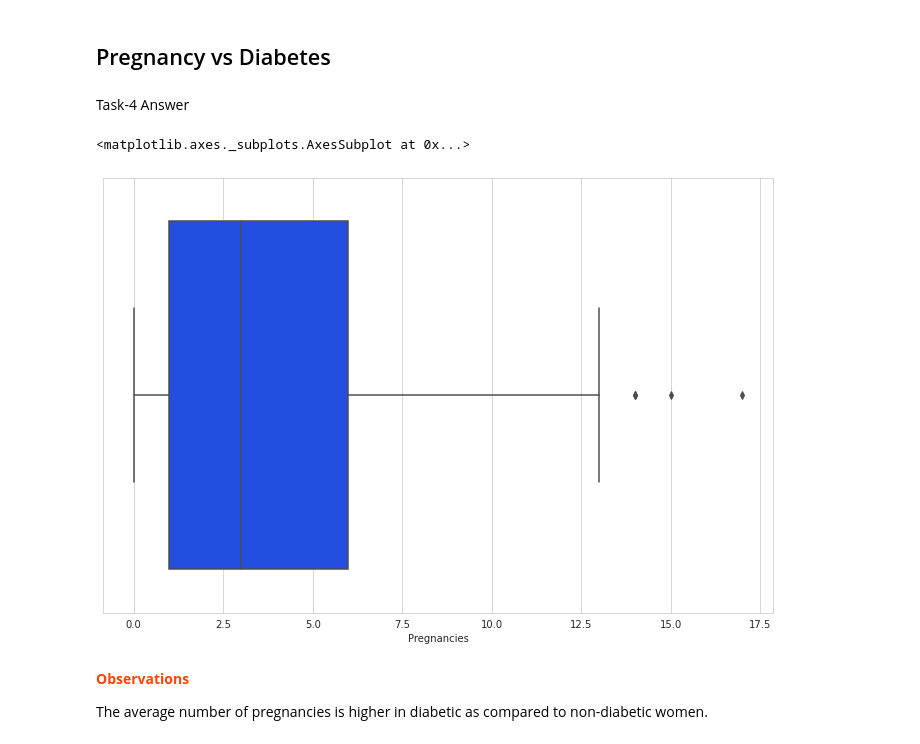
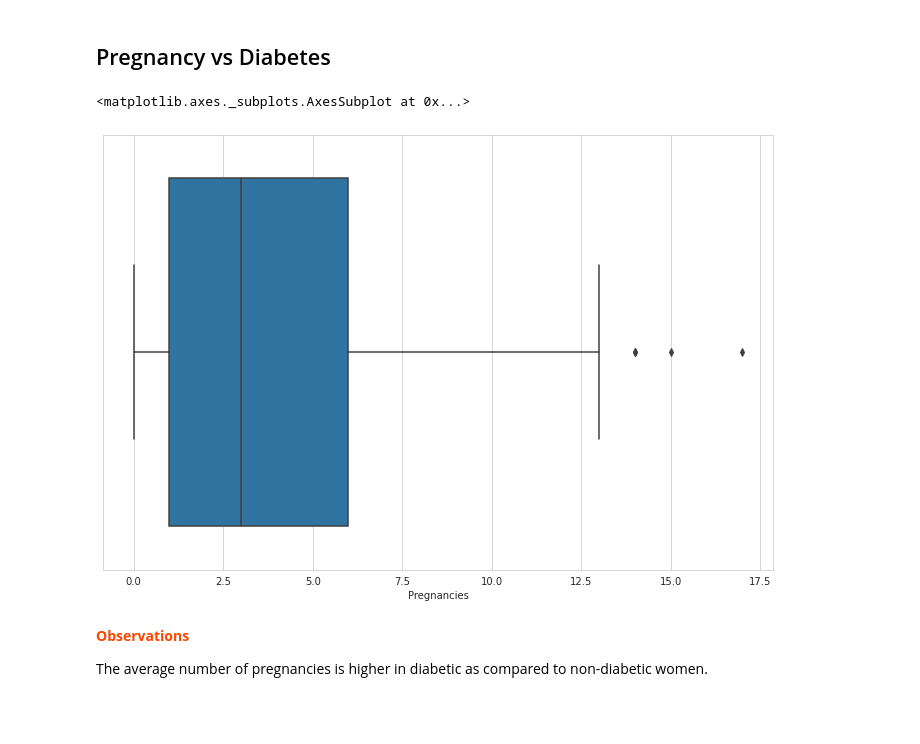
Before and after one commit to revanth6921/FMML_COURSE_ASSIGNMENT, a Jupyter notebook: Project_FMML_CLF1_2022.ipynb, the cells around one changed output. Cells and saved outputs as stored; diff of their text form; code cells hidden in the pictures; blank space fills up the shorter version.

```diff
--- a/Project_FMML_CLF1_2022.ipynb
+++ b/Project_FMML_CLF1_2022.ipynb
@@ -46,5 +46,5 @@ Saving preprocessed_diabetes_data (7) (3).csv to preprocessed_diabetes_data (7)
 # %%
-diabetes_data = pd.read_csv('preprocessed_diabetes_data (7) (3).csv')
+diabetes_data = pd.read_csv('preprocessed_diabetes_data (7) (4).csv')
 # %%
 # View top 10 rows of the Diabetes dataset
 diabetes_data.head(10)
@@ -213,14 +205,12 @@ This graph more clearly shows the relationship between the pedigree function and
 ## Pregnancy vs Diabetes
 # %%
 ## TASK-4: Display a boxplot between the number of Pregnancies and Diabetes.
-# %% [markdown]
-Task-4 Answer
 # %%
 plt.figure(figsize=(12,8))
-sns.boxplot(x='Pregnancies',data=diabetes_data, palette='bright')
+sns.boxplot(x='Pregnancies',data=diabetes_data, hue='DiabetesPedigreeFunction')
 # %% [output]
 <matplotlib.axes._subplots.AxesSubplot at 0x...>
-[figure, old version]
+[figure, new version]
 # %% [markdown]
 <p style="font-weight: bold;color:#FF4500"><b>Observations</b></p>
 
```
Also changed, not shown: parts of 10 cells of this notebook.
